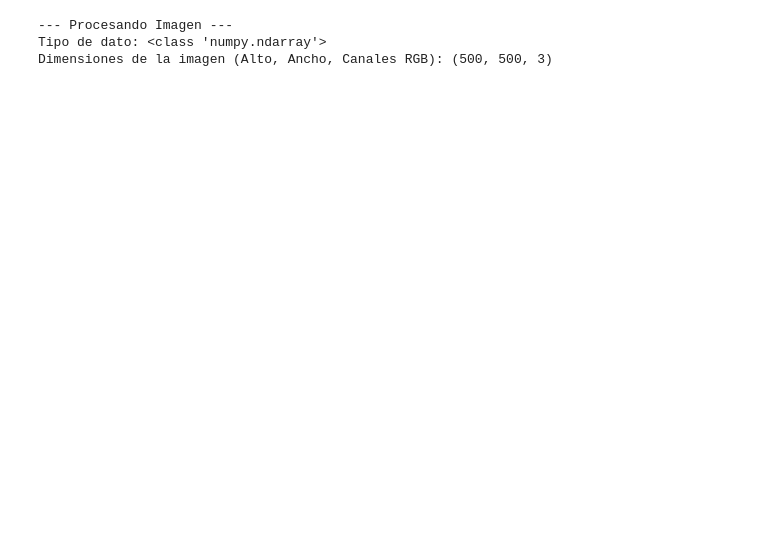
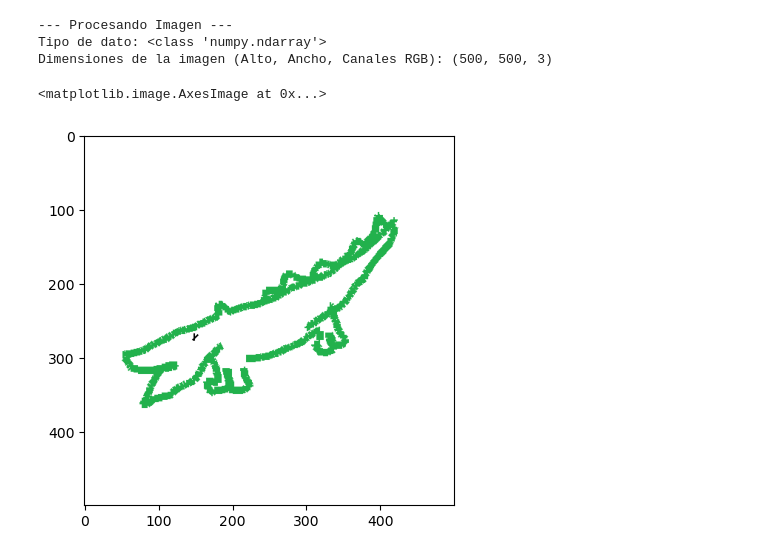
Before and after one commit to acal8/Mini-Proyecto_DL, a Jupyter notebook: pruebas_animal.ipynb, the cells around one changed output. Cells and saved outputs as stored; diff of their text form; code cells hidden in the pictures; blank space fills up the shorter version.

```diff
--- a/pruebas_animal.ipynb
+++ b/pruebas_animal.ipynb
@@ -213,3 +213,9 @@ img = main()
 --- Procesando Imagen ---
 Tipo de dato: <class 'numpy.ndarray'>
 Dimensiones de la imagen (Alto, Ancho, Canales RGB): (500, 500, 3)
+# %%
+import matplotlib.pyplot as plt
+plt.imshow(img)
+# %% [output]
+<matplotlib.image.AxesImage at 0x...>
+[figure, added]
```
Also changed, not shown: parts of 4 cells of this notebook.
